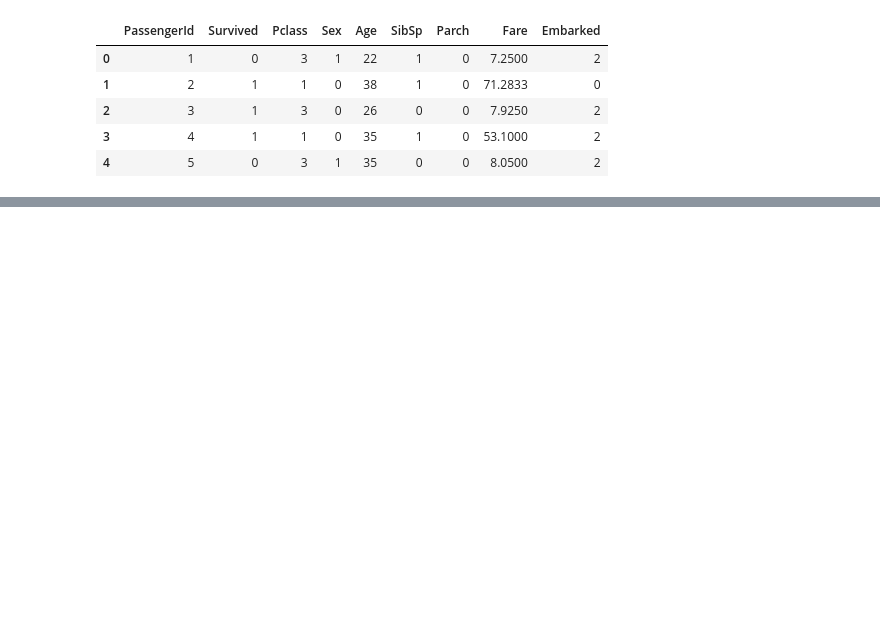
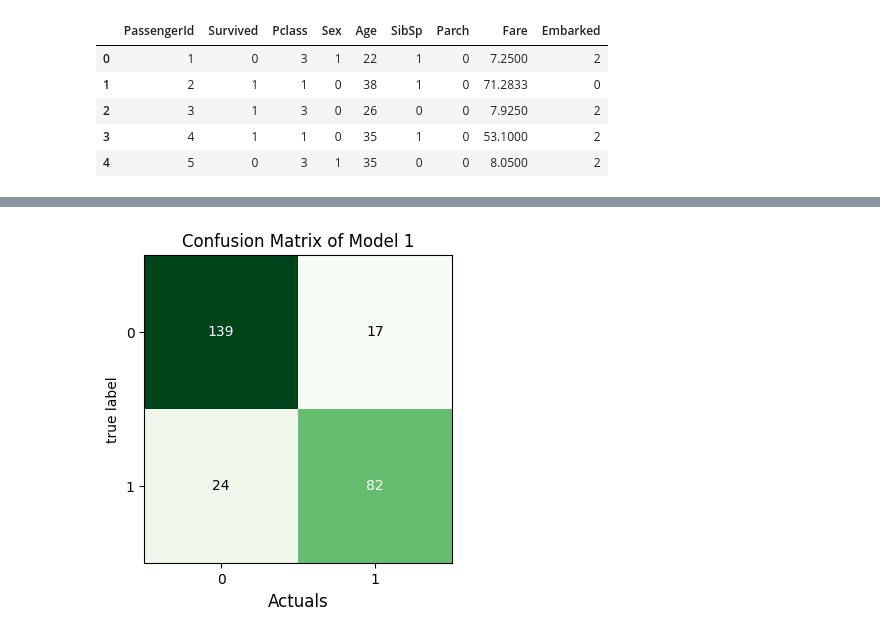
Before and after one commit to jujuju88/Titanic_LoR, a Jupyter notebook: preprocess.ipynb, the cells around one changed output, grey strips where cells are left out. Drawn from its saved outputs; the diff is of its cells as text; code cells hidden in the pictures; blank space fills up the shorter version.

```diff
--- a/preprocess.ipynb
+++ b/preprocess.ipynb
@@ -369,0 +387,8 @@ df.head()
+# %%
+## train the model, based on 80% test size and 20% for training
+X_train, X_test, y_train, y_test =train_test_split(X, y, test_size= 0.2, random_state=32)
+
+print('X_train size is:', X_train.shape)
+print('X_test size is:', X_test.shape)
+print('Y_train size is:', y_train.shape)
+print('Y_test size is:', y_test.shape)
@@ -369,0 +400,6 @@ df.head()
+# %%
+## standardisation
+# input data is transformed to have a mean of zero and a std of 1
+scaler_x = StandardScaler() #create object
+X_train = scaler_x.fit_transform(X_train)
+X_test = scaler_x.transform(X_test)
@@ -369,0 +414,4 @@ df.head()
+# %%
+## build logistic regression model
+log_reg = LogisticRegression()
+log_reg.fit(X_train, y_train)
@@ -369,0 +420,4 @@ df.head()
+# %%
+## make prediction
+y_pred = log_reg.predict(X_test)
+y_pred
@@ -369,0 +466,13 @@ df.head()
+# %%
+#confusion matrix
+
+conf_mat = confusion_matrix(y_test, y_pred)
+conf_mat
+
+fig, ax = plot_confusion_matrix(conf_mat = conf_mat , figsize = (4,4), cmap = 'Greens')
+plt.xlabel('Predictions', fontsize = 12 )
+plt.xlabel('Actuals', fontsize = 12 )
+plt.title('Confusion Matrix of Model 1', fontsize = 12 )
+plt.show()
+# %% [output]
+[figure, added]
```
Also changed, not shown: parts of 46 cells of this notebook.
